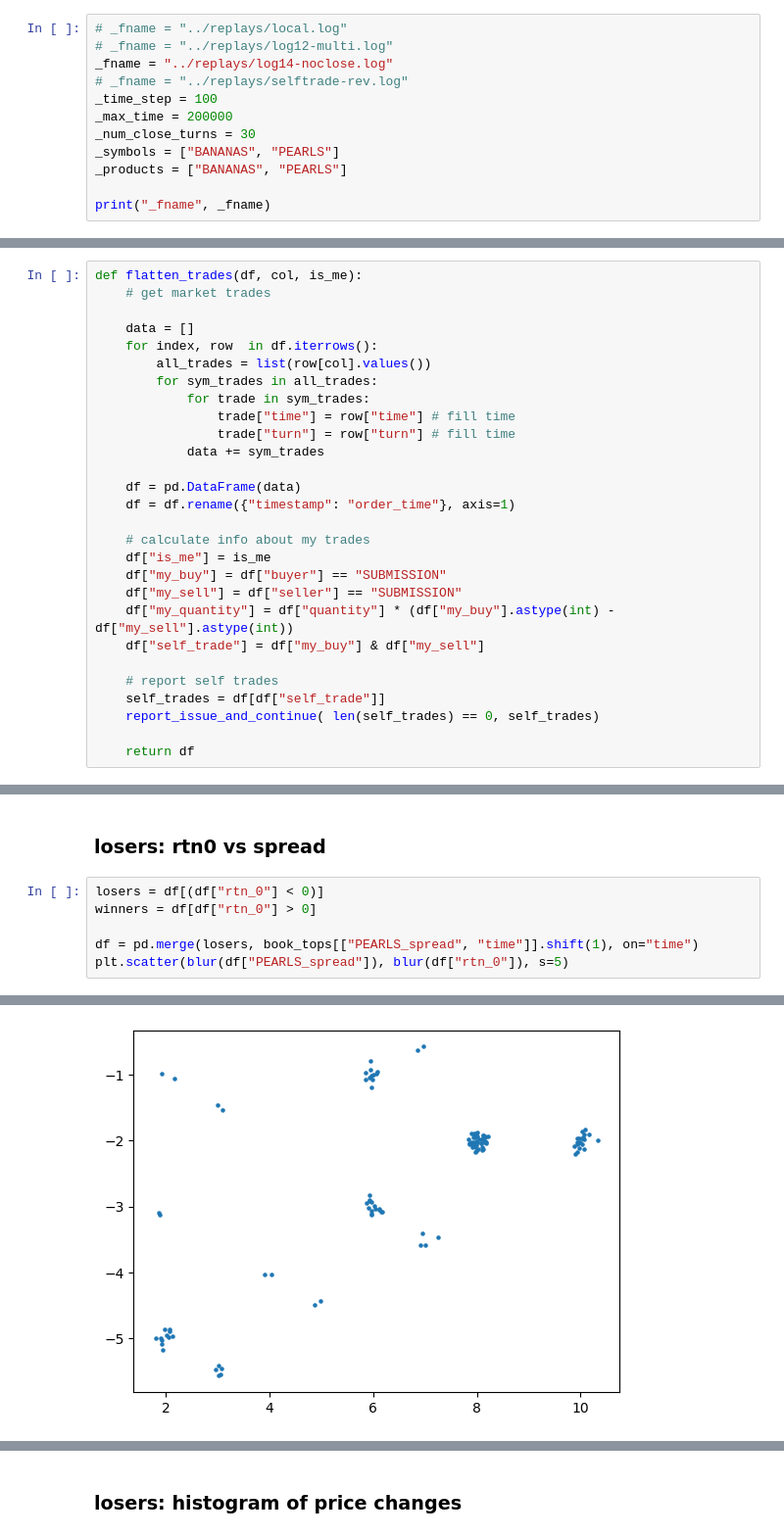
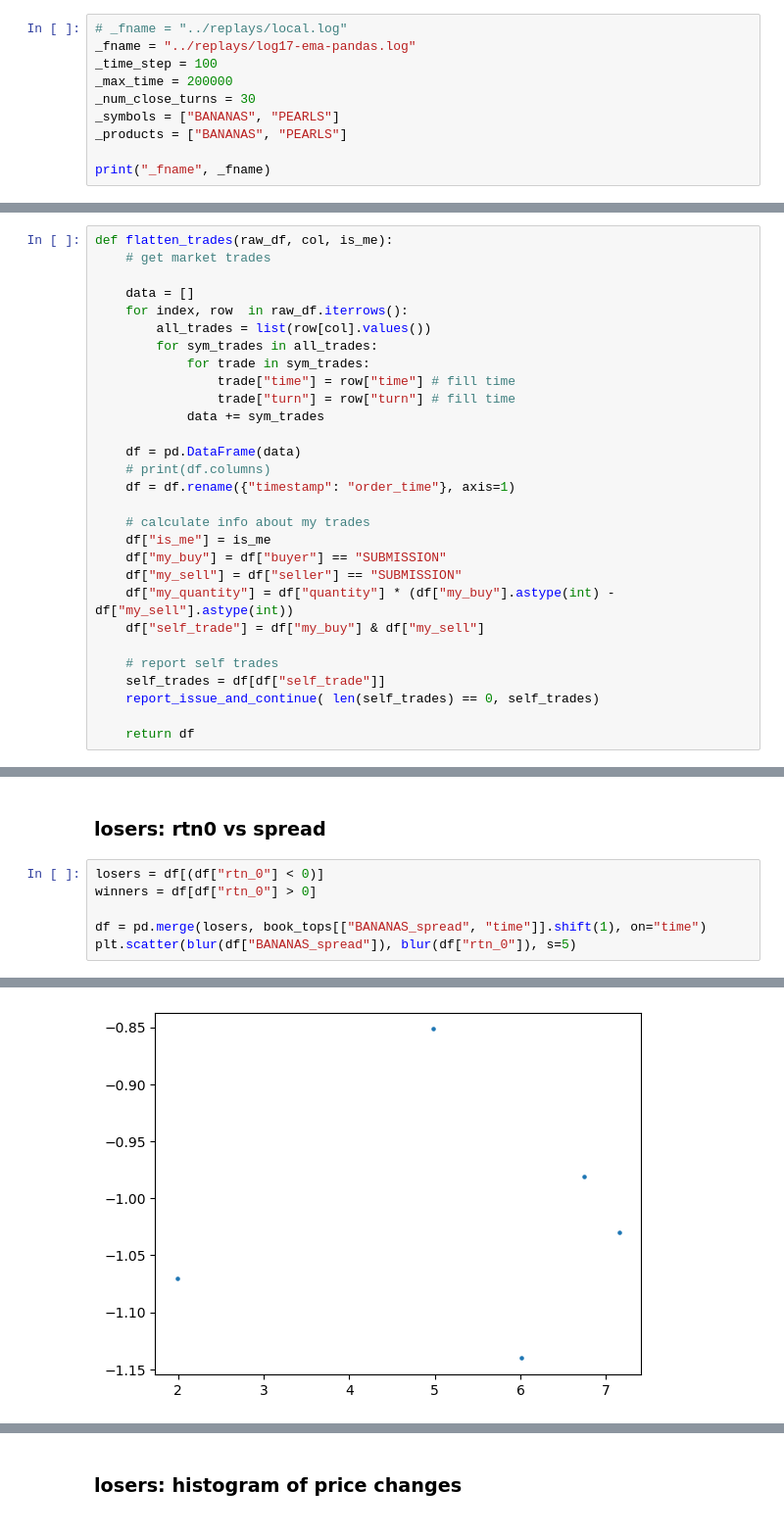
Before and after one commit to rzhan11/IMCTradingComp23, a Jupyter notebook: nbs/exploration-Copy4.ipynb, the cells around one changed output, grey strips where cells are left out. Shown at 98% size. Saved outputs shown, nothing was run; the diff lists cells and outputs as text.

```diff
--- a/nbs/exploration-Copy4.ipynb
+++ b/nbs/exploration-Copy4.ipynb
@@ -30,9 +30,7 @@ from log_parser import process_file
 # parameters
 # %%
 # _fname = "../replays/local.log"
-# _fname = "../replays/log12-multi.log"
-_fname = "../replays/log14-noclose.log"
-# _fname = "../replays/selftrade-rev.log"
+_fname = "../replays/log17-ema-pandas.log"
 _time_step = 100
 _max_time = 200000
 _num_close_turns = 30
@@ -168,11 +183,11 @@ def report_issue_and_continue(condition, fail_msg):
 # %% [markdown]
 ### func - flatten_trades() + mark my trades
 # %%
-def flatten_trades(df, col, is_me):
+def flatten_trades(raw_df, col, is_me):
     # get market trades
 
     data = []
-    for index, row  in df.iterrows():
+    for index, row  in raw_df.iterrows():
         all_trades = list(row[col].values())
         for sym_trades in all_trades:
             for trade in sym_trades:
@@ -181,6 +196,7 @@ def flatten_trades(df, col, is_me):
             data += sym_trades
 
     df = pd.DataFrame(data)
+    # print(df.columns)
     df = df.rename({"timestamp": "order_time"}, axis=1)
 
     # calculate info about my trades
@@ -861,12 +898,12 @@ plt.show()
 # %%
 losers = df[(df["rtn_0"] < 0)]
 winners = df[df["rtn_0"] > 0]
 
-df = pd.merge(losers, book_tops[["PEARLS_spread", "time"]].shift(1), on="time")
-plt.scatter(blur(df["PEARLS_spread"]), blur(df["rtn_0"]), s=5)
+df = pd.merge(losers, book_tops[["BANANAS_spread", "time"]].shift(1), on="time")
+plt.scatter(blur(df["BANANAS_spread"]), blur(df["rtn_0"]), s=5)
 # %% [output]
 <matplotlib.collections.PathCollection at 0x...>
-[figure, old version]
+[figure, new version]
 # %%
 losers.describe().T
 # %% [output]
```
Also changed, not shown: parts of 28 cells of this notebook, 1 other file.
